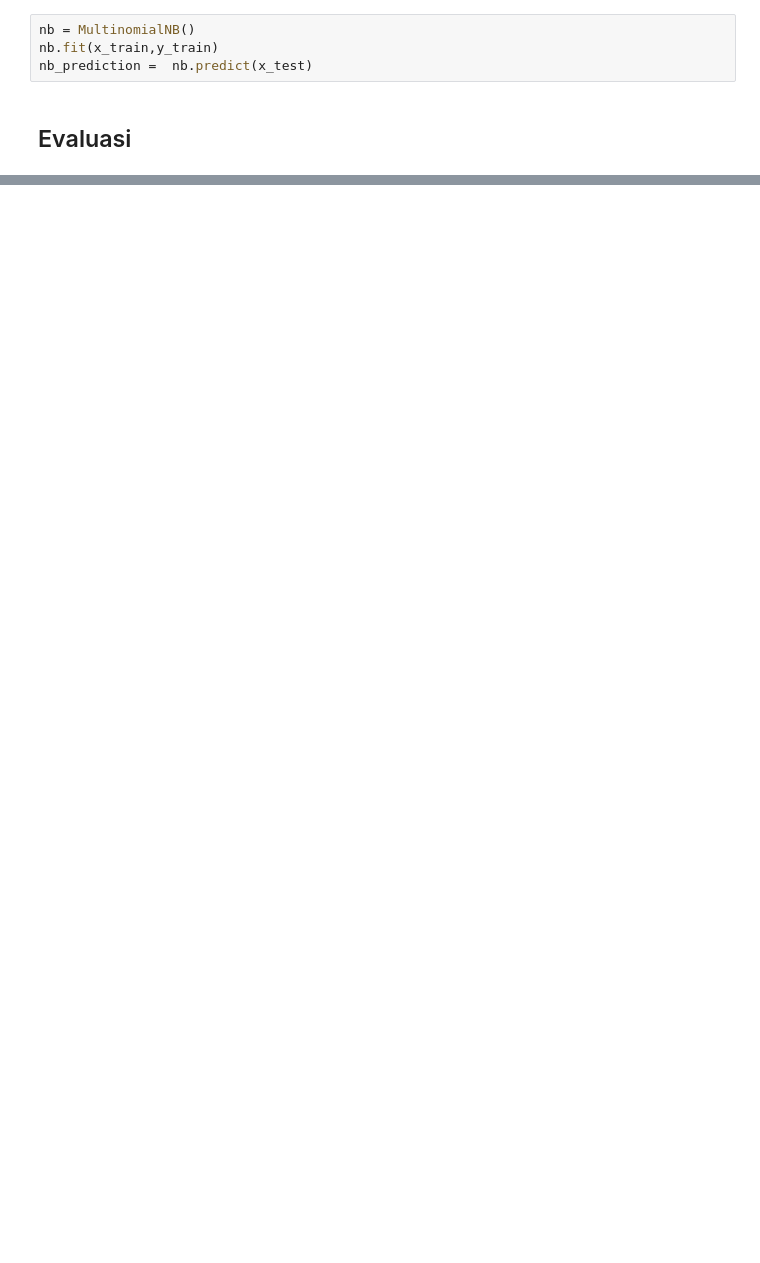
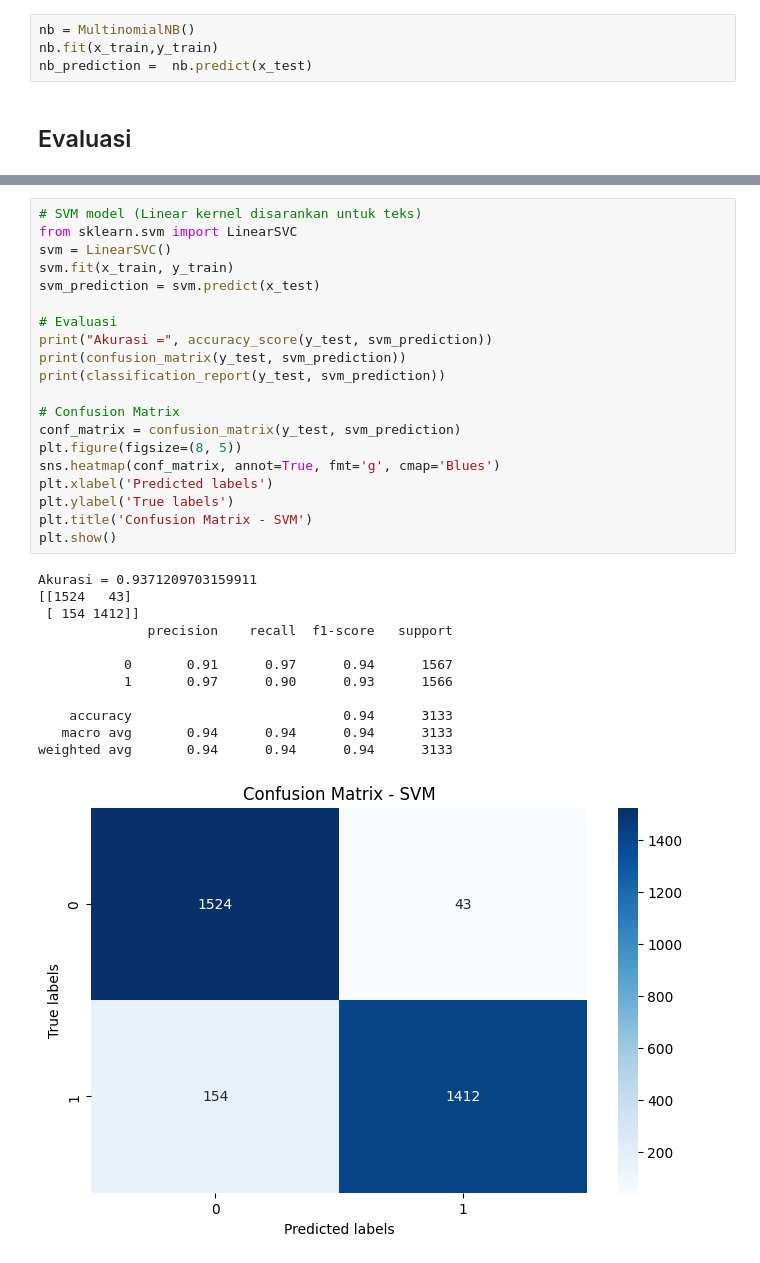
Before and after one commit to Ghifary635/Warmup_TheHack, a Jupyter notebook: NLP_Ganjar_Pranowo.ipynb, the cells around one changed output, grey strips where cells are left out. Drawn from its saved outputs; the diff is of its cells as text; blank space fills up the shorter version.

```diff
--- a/NLP_Ganjar_Pranowo.ipynb
+++ b/NLP_Ganjar_Pranowo.ipynb
@@ -276,0 +333,33 @@ weighted avg       0.83      0.81      0.74      1977
+# %%
+# SVM model (Linear kernel disarankan untuk teks)
+from sklearn.svm import LinearSVC
+svm = LinearSVC()
+svm.fit(x_train, y_train)
+svm_prediction = svm.predict(x_test)
+
+# Evaluasi
+print("Akurasi =", accuracy_score(y_test, svm_prediction))
+print(confusion_matrix(y_test, svm_prediction))
+print(classification_report(y_test, svm_prediction))
+
+# Confusion Matrix
+conf_matrix = confusion_matrix(y_test, svm_prediction)
+plt.figure(figsize=(8, 5))
+sns.heatmap(conf_matrix, annot=True, fmt='g', cmap='Blues')
+plt.xlabel('Predicted labels')
+plt.ylabel('True labels')
+plt.title('Confusion Matrix - SVM')
+plt.show()
+# %% [output]
+Akurasi = 0.9371209703159911
+[[1524   43]
+ [ 154 1412]]
+              precision    recall  f1-score   support
+
+           0       0.91      0.97      0.94      1567
+           1       0.97      0.90      0.93      1566
+
+    accuracy                           0.94      3133
+   macro avg       0.94      0.94      0.94      3133
+weighted avg       0.94      0.94      0.94      3133
+[figure, added]
```
Also changed, not shown: parts of 8 cells of this notebook.
